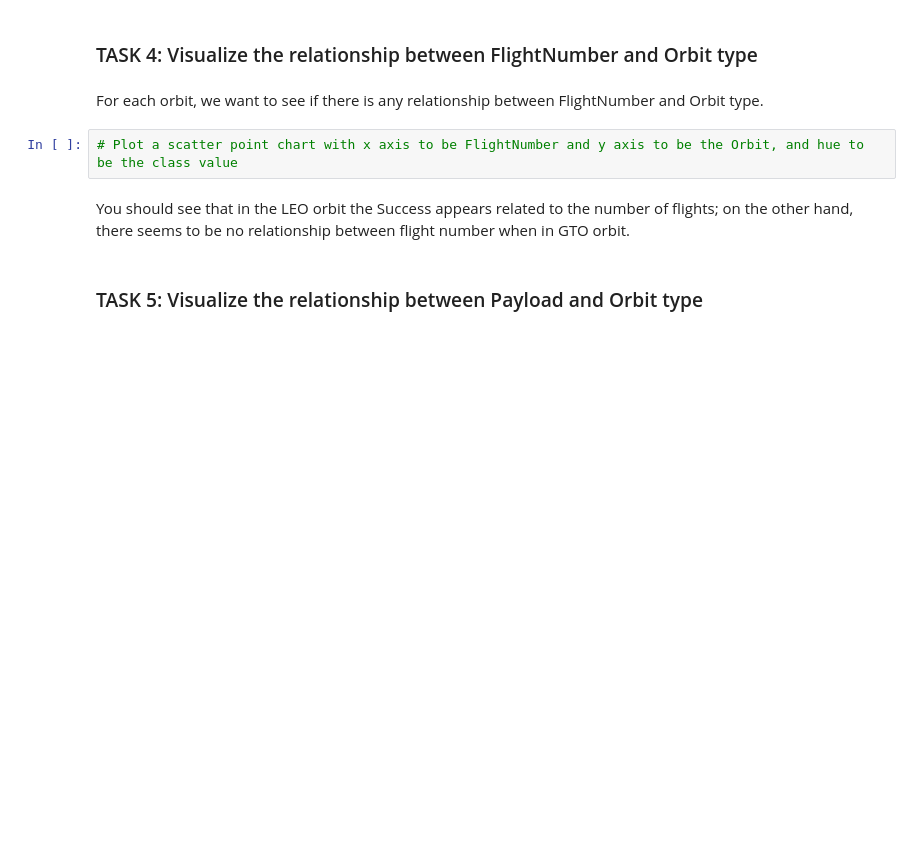
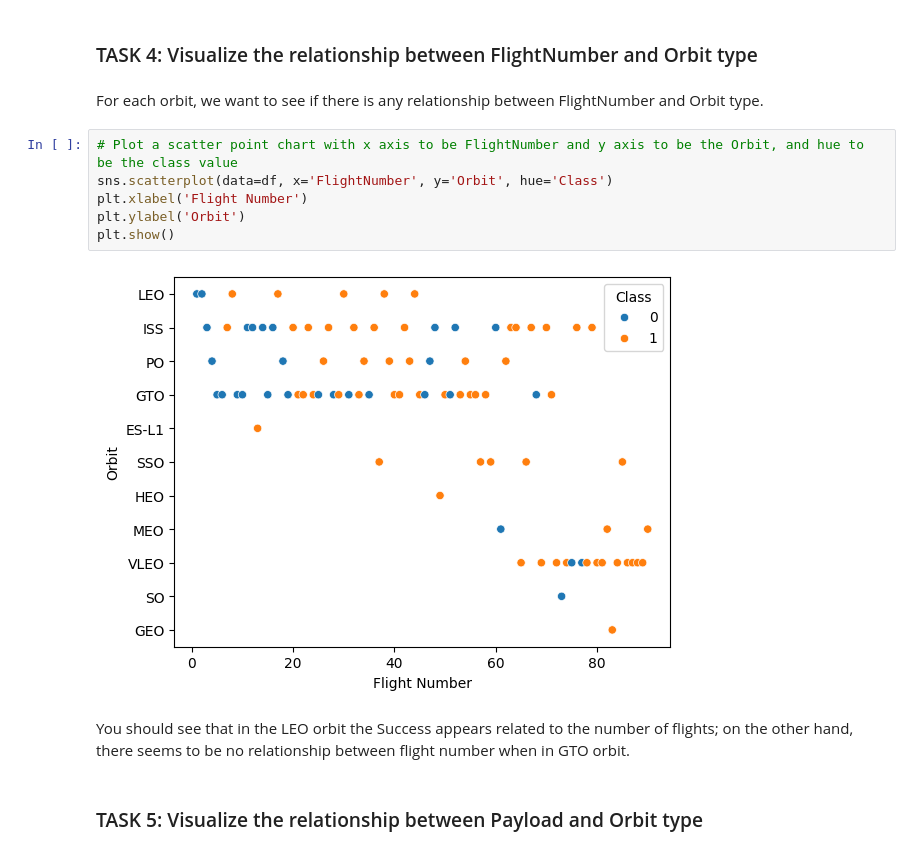
Before and after one commit to gkhnelbstn/ibmcapstoneproject, a Jupyter notebook: jupyter-labs-eda-dataviz.ipynb, the cells around one changed output. Drawn from its saved outputs; the diff is of its cells as text; blank space fills up the shorter version.

```diff
--- a/jupyter-labs-eda-dataviz.ipynb
+++ b/jupyter-labs-eda-dataviz.ipynb
@@ -100,6 +127,12 @@ Analyze the ploted bar chart try to find which orbits have high sucess rate.
 For each orbit, we want to see if there is any relationship between FlightNumber and Orbit type.
 # %%
 # Plot a scatter point chart with x axis to be FlightNumber and y axis to be the Orbit, and hue to be the class value
+sns.scatterplot(data=df, x='FlightNumber', y='Orbit', hue='Class')
+plt.xlabel('Flight Number')
+plt.ylabel('Orbit')
+plt.show()
+# %% [output]
+[figure, added]
 # %% [markdown]
 You should see that in the LEO orbit the Success appears related to the number of flights; on the other hand, there seems to be no relationship between flight number when in GTO orbit.
 # %% [markdown]
```
Also changed, not shown: parts of 11 cells of this notebook, 5 other files.
